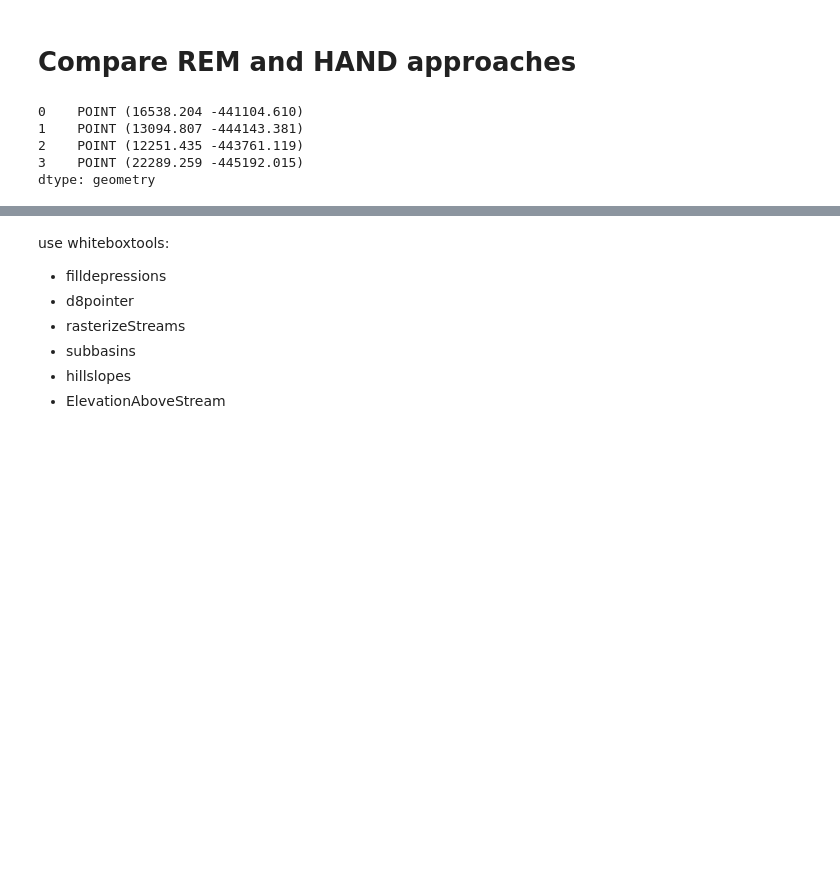
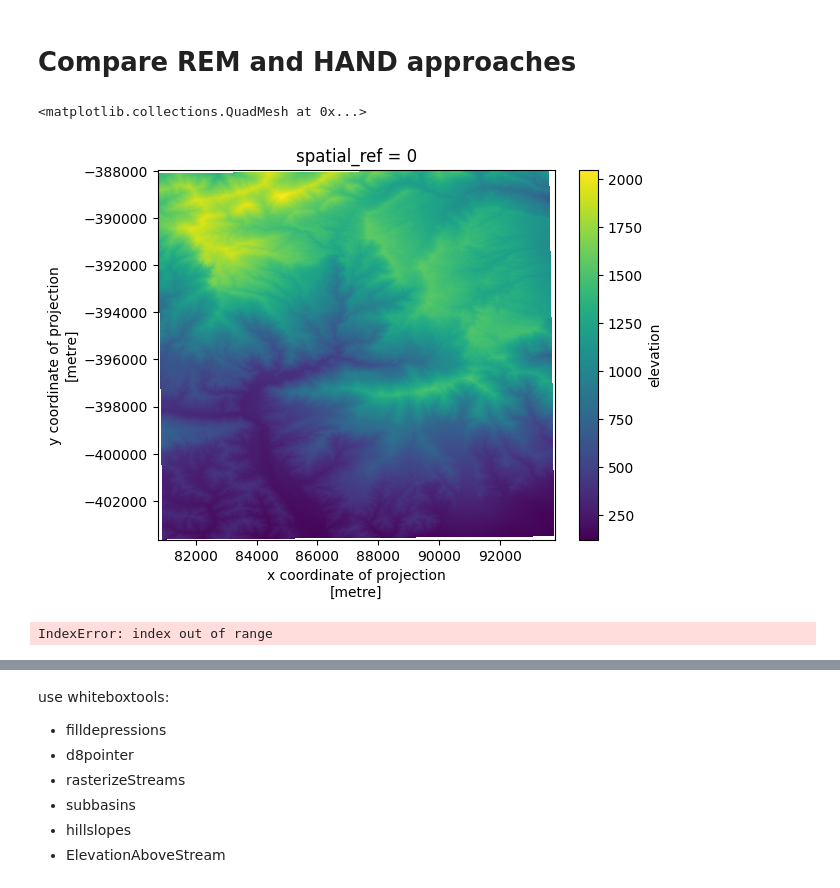
Before and after one commit to avkoehl/valleys, a Jupyter notebook: notebooks/rem_hand.ipynb, the cells around one changed output, grey strips where cells are left out. Cells and saved outputs as stored; diff of their text form; code cells hidden in the pictures; blank space fills up the shorter version.

```diff
--- a/notebooks/rem_hand.ipynb
+++ b/notebooks/rem_hand.ipynb
@@ -17,13 +17,13 @@ import shapely
 import os
 import tempfile
 # %%
-xmin = -119.86
-xmax = -119.785
-ymin = 34.00579
-ymax = 34.0408
+xmin = -119.1
+xmax = -119.0
+ymin = 34.40
+ymax = 34.50
 
 aoi = box(xmin, ymin, xmax, ymax)
-aoi_with_buffer = box(xmin-.03, ymin-.03, xmax+.03, ymax+.03)
+aoi_with_buffer = box(xmin-.02, ymin-.02, xmax+.02, ymax+.02)
 # this helps with NoData values at boundaries during operations
 # %%
 nhd = NHD('flowline_mr')
@@ -33,6 +33,11 @@ flow = nhd.bygeom(aoi, geo_crs=4326)
 # %%
 dem = dem.rio.reproject(3310)
 flow = flow.to_crs(3310)
+# %%
+dem.where(dem > 0).plot()
+# %% [output]
+<matplotlib.collections.QuadMesh at 0x...>
+[figure, added]
 # %%
 # get coordinates of start and end of each flowline
 # keep only the one with the lowest elevation
@@ -52,15 +57,11 @@ def get_elev(point, dem):
     return z
 # %%
 # clip each line to the bounds and get pour points
-flow['geometry'] = flow['geometry'].apply(lambda x: x.intersection(box(*dem.rio.bounds())))
+flow['geometry'] = flow['geometry'].apply(lambda x: x.intersection(aoi))
 pour_points = gpd.GeoSeries([get_pour_point(line, dem=dem) for line in flow['geometry']], index=flow.index)
 pour_points.head(4)
 # %% [output]
-0    POINT (16538.204 -441104.610)
-1    POINT (13094.807 -444143.381)
-2    POINT (12251.435 -443761.119)
-3    POINT (22289.259 -445192.015)
-dtype: geometry
+IndexError: index out of range
 # %%
 for geom in flow['geometry']:
     start_point = shapely.Point(geom.coords[0])
```
Also changed, not shown: parts of 10 cells of this notebook, 1 other file.
